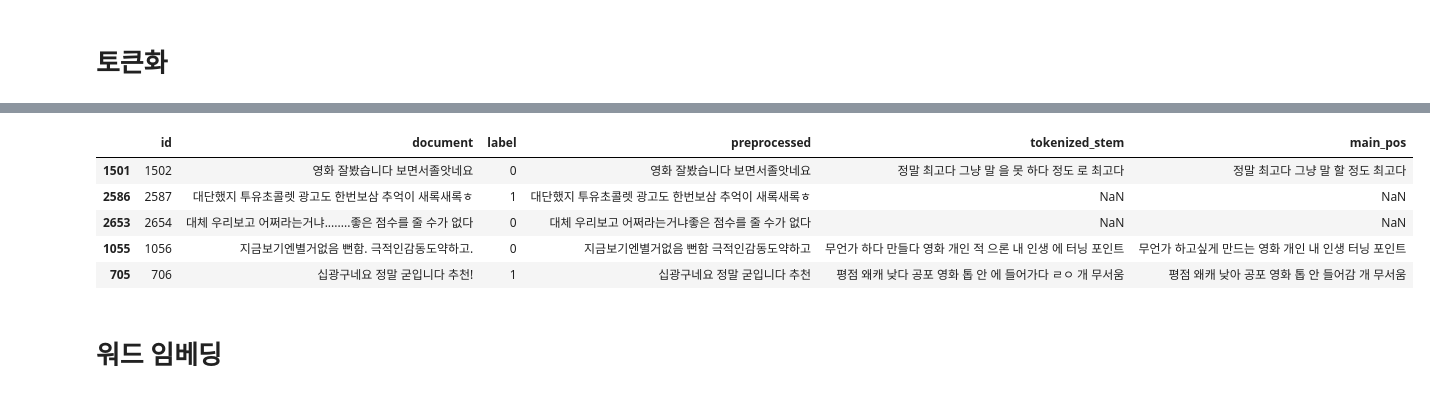
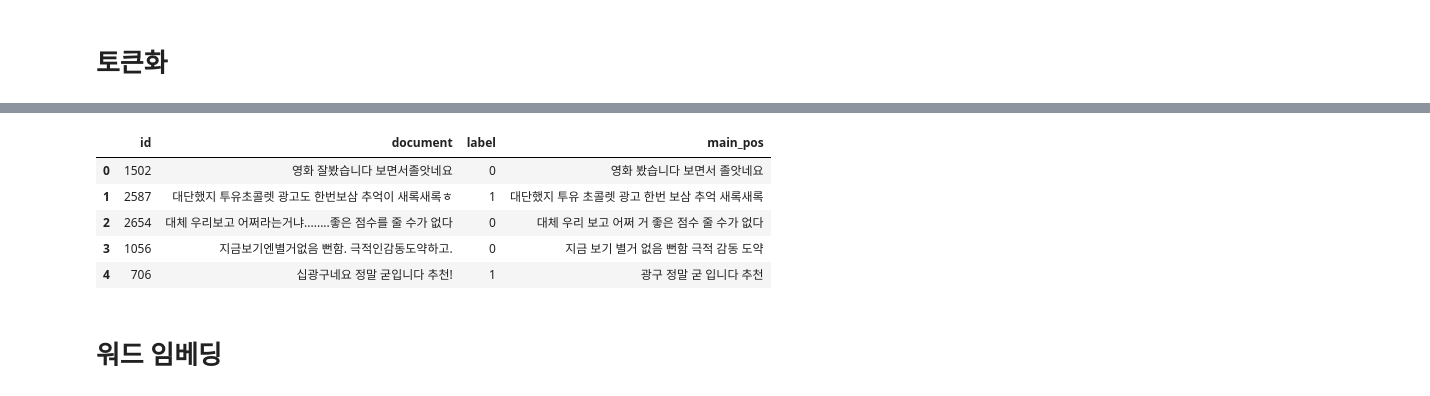
Before and after one commit to sudo-init/machineLearning, a Jupyter notebook: dacon/영화 리뷰 감성분석/Untitled.ipynb, the cells around one changed output, grey strips where cells are left out. Cells and saved outputs as stored; diff of their text form; code cells hidden in the pictures.

```diff
--- a/dacon/영화 리뷰 감성분석/Untitled.ipynb
+++ b/dacon/영화 리뷰 감성분석/Untitled.ipynb
@@ -55,7 +44,7 @@ y = train['label']
 # %% [markdown]
 ## train, test 데이터 나누기
 # %%
-train, val = train_test_split(train, test_size=0.33, random_state=42)
+train, val = train_test_split(data, test_size=0.33, random_state=42)
 # %%
 train.shape
 # %% [output]
@@ -68,0 +60,3 @@ val.shape
+# %%
+train.reset_index(drop=True, inplace=True)
+val.reset_index(drop=True, inplace=True)
@@ -69,5 +65,5 @@ val.shape
 # %%
 train['preprocessed'] = train['document'].str.replace("[^ㄱ-ㅎㅏ-ㅣ가-힣 ]","") # 한글과 공백을 제외하고 모두 제거
-train['preprocessed'] = train['preprocessed'].str.replace(" +", " ") # 다중 공백 제거
+train['preprocessed2'] = train['preprocessed'].str.replace(" +", " ") # 다중 공백 제거
 train.head() # 데이터 확인
 # %% [output]
@@ -86,6 +84,6 @@ okt = Okt() # 인스턴스 할당
 # %%
 tokenized = [] # 데이터프레임의 한 컬럼으로 추가할 리스트
-for sentence in train['preprocessed']: # 전처리된 리뷰들을 하나씩 꺼내옵니다
+for sentence in train['preprocessed2']: # 전처리된 리뷰들을 하나씩 꺼내옵니다
     tokens = okt.morphs(sentence, stem = True) # 형태소 분석 (stem = True로 설정해 어간 추출을 해주었습니다)
     tokenize = " ".join(tokens) # tokens라는 리스트 안의 형태소들을 띄어쓰기로 분리된 하나의 문자열로 join시켜줍니다.
     tokenized.append(tokenize) # 형태소 단위로 띄어쓰기된 문자열을 최종 리스트에 추가해줍니다
@@ -125,34 +125,34 @@ X_train = train.main_pos #training 데이터에서 문서 추출
 y_train = train.label #training 데이터에서 라벨 추출
 # %%
 # preprocessed
-val['preprocessed'] = val['document'].str.replace("[^ㄱ-ㅎㅏ-ㅣ가-힣 ]","") # 한글과 공백을 제외하고 모두 제거
-val['preprocessed'] = val['preprocessed'].str.replace(" +", " ") # 다중 공백 제거
+# val['preprocessed'] = val['document'].str.replace("[^ㄱ-ㅎㅏ-ㅣ가-힣 ]","") # 한글과 공백을 제외하고 모두 제거
+# val['preprocessed'] = val['preprocessed'].str.replace(" +", " ") # 다중 공백 제거
 
 # tokenized_stem
-tokenized = []
-for sentence in val['preprocessed']:
-    tokens = okt.morphs(sentence, stem = True) # stem = True로 설정해 어간 추출을 해주었습니다
-    tokenize = " ".join(tokens)
-    tokenized.append(tokenize)
-val["tokenized_stem"] = pd.DataFrame(tokenized)
+# tokenized = []
+# for sentence in val['preprocessed']:
+#     tokens = okt.morphs(sentence, stem = True) # stem = True로 설정해 어간 추출을 해주었습니다
+#     tokenize = " ".join(tokens)
+#     tokenized.append(tokenize)
+# val["tokenized_stem"] = pd.DataFrame(tokenized)
 
 # main_pos
 main_pos = []
 for sentence in val['document']:
     pos = okt.pos(sentence)
     main_words = [word_pos[0] for word_pos in pos if word_pos[1] in ("Noun", "Adverb", "Adjective", "Verb")]
     main_words_str = " ".join(main_words)
     main_pos.append(main_words_str)
 val["main_pos"] = pd.DataFrame(main_pos)
 
 val.head()
 # %% [output]
-|  | id | document | label | preprocessed | tokenized_stem | main_pos |
-| 1501 | 1502 | 영화 잘봤습니다 보면서졸앗네요 | 0 | 영화 잘봤습니다 보면서졸앗네요 | 정말 최고다 그냥 말 을 못 하다 정도 로 최고다 | 정말 최고다 그냥 말 할 정도 최고다 |
-| 2586 | 2587 | 대단했지 투유초콜렛 광고도 한번보삼 추억이 새록새록ㅎ | 1 | 대단했지 투유초콜렛 광고도 한번보삼 추억이 새록새록ㅎ | NaN | NaN |
-| 2653 | 2654 | 대체 우리보고 어쩌라는거냐........좋은 점수를 줄 수가 없다 | 0 | 대체 우리보고 어쩌라는거냐좋은 점수를 줄 수가 없다 | NaN | NaN |
-| 1055 | 1056 | 지금보기엔별거없음 뻔함. 극적인감동도약하고. | 0 | 지금보기엔별거없음 뻔함 극적인감동도약하고 | 무언가 하다 만들다 영화 개인 적 으론 내 인생 에 터닝 포인트 | 무언가 하고싶게 만드는 영화 개인 내 인생 터닝 포인트 |
-| 705 | 706 | 십광구네요 정말 굳입니다 추천! | 1 | 십광구네요 정말 굳입니다 추천 | 평점 왜캐 낮다 공포 영화 톱 안 에 들어가다 ㄹㅇ 개 무서움 | 평점 왜캐 낮아 공포 영화 톱 안 들어감 개 무서움 |
+|  | id | document | label | main_pos |
+| 0 | 1502 | 영화 잘봤습니다 보면서졸앗네요 | 0 | 영화 봤습니다 보면서 졸앗네요 |
+| 1 | 2587 | 대단했지 투유초콜렛 광고도 한번보삼 추억이 새록새록ㅎ | 1 | 대단했지 투유 초콜렛 광고 한번 보삼 추억 새록새록 |
+| 2 | 2654 | 대체 우리보고 어쩌라는거냐........좋은 점수를 줄 수가 없다 | 0 | 대체 우리 보고 어쩌 거 좋은 점수 줄 수가 없다 |
+| 3 | 1056 | 지금보기엔별거없음 뻔함. 극적인감동도약하고. | 0 | 지금 보기 별거 없음 뻔함 극적 감동 도약 |
+| 4 | 706 | 십광구네요 정말 굳입니다 추천! | 1 | 광구 정말 굳 입니다 추천 |
 # %%
 X_val = val.main_pos #validation 데이터에서 전처리된 문서 추출
 y_val = val.label #validation 데이터에서 라벨 추출
```
Also changed, not shown: parts of 81 cells of this notebook, 1 other file.
